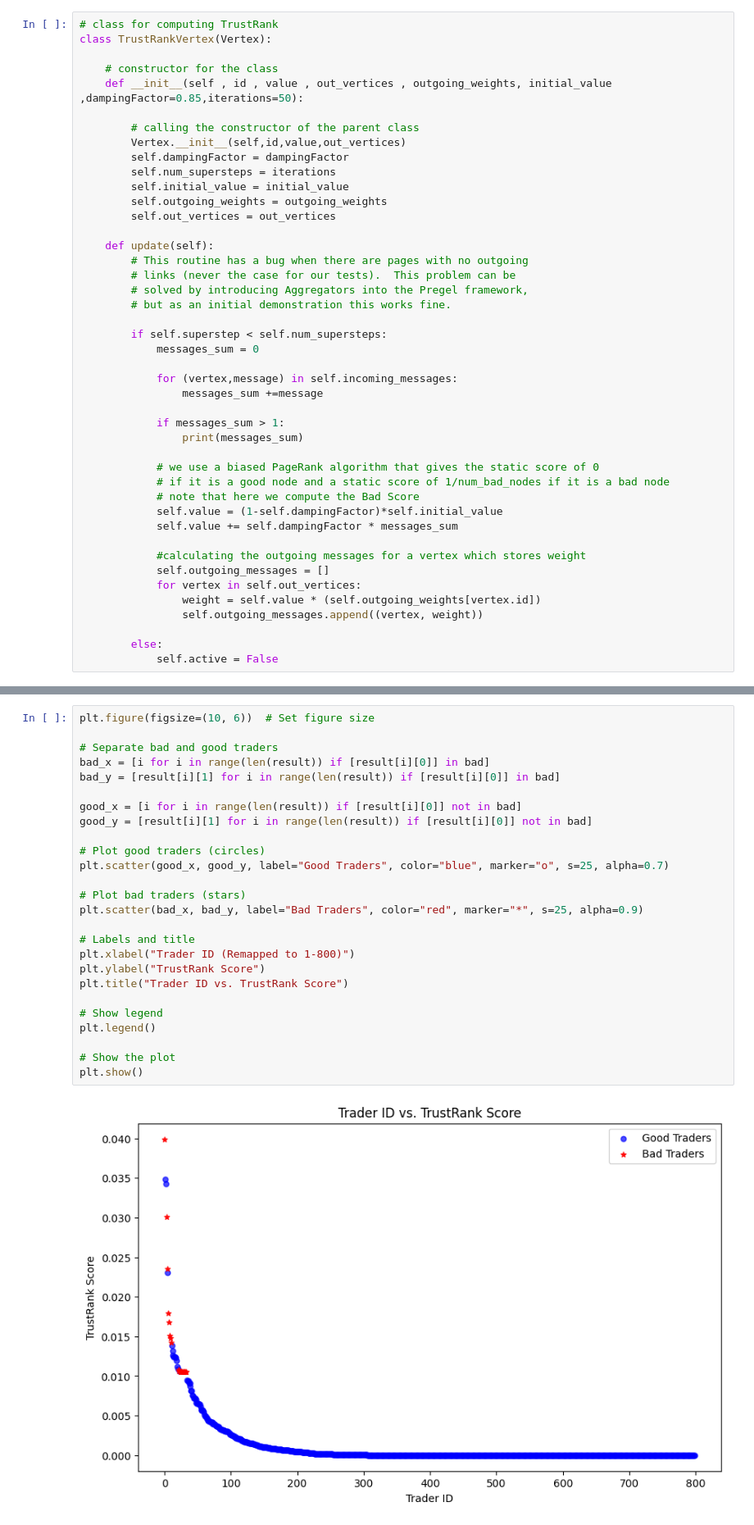
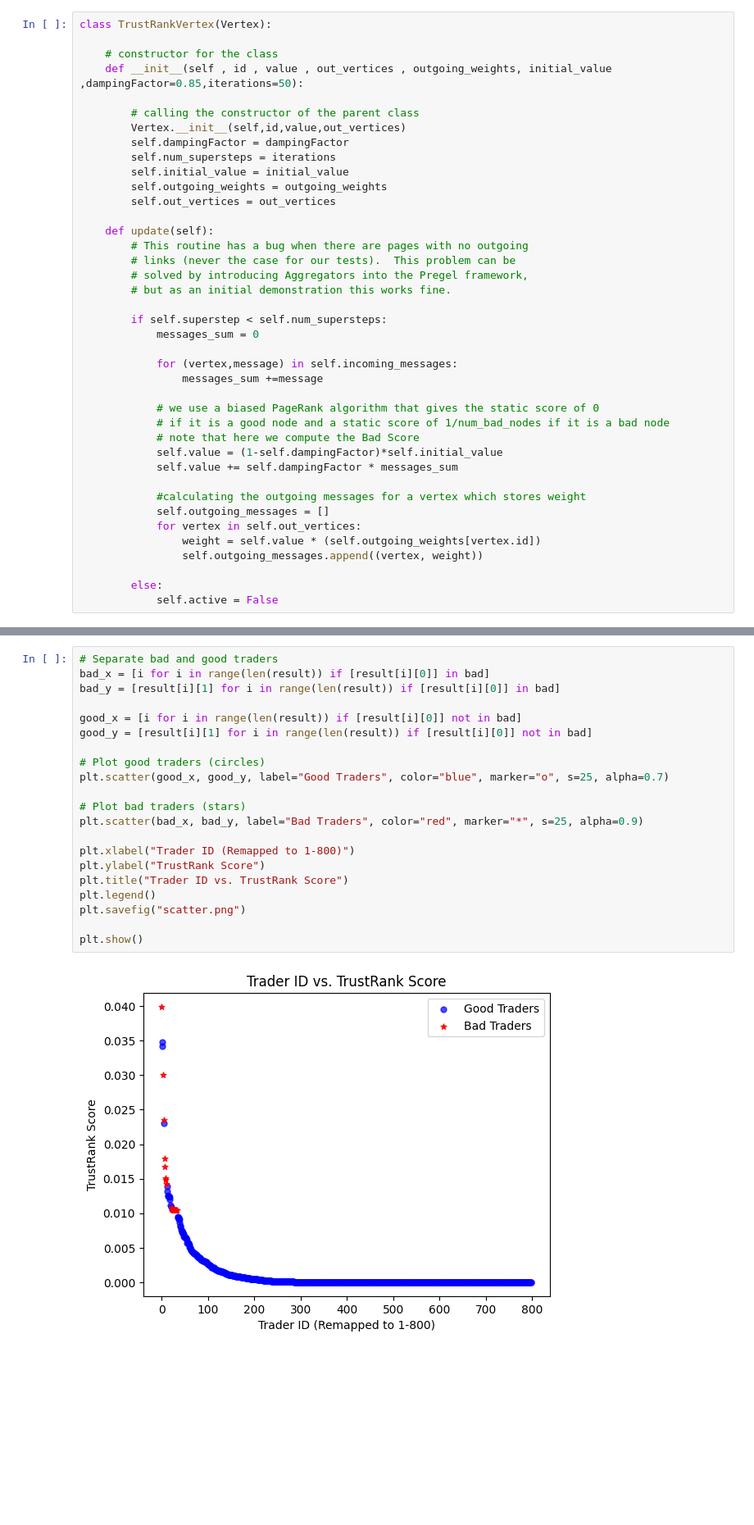
Before and after one commit to Priyanshu327Goyal/Fraud_Analytics, a Jupyter notebook: Assignment 1/Assignment1.ipynb, the cells around one changed output, grey strips where cells are left out. Shown at 82% size. Saved outputs shown, nothing was run; the diff lists cells and outputs as text; blank space fills up the shorter version.

```diff
--- a/Assignment 1/Assignment1.ipynb
+++ b/Assignment 1/Assignment1.ipynb
@@ -90,5 +95,4 @@ for trader in all_traders:
 # %%
-# class for computing TrustRank
 class TrustRankVertex(Vertex):
 
     # constructor for the class
@@ -114,9 +118,6 @@ class TrustRankVertex(Vertex):
             for (vertex,message) in self.incoming_messages:
                 messages_sum +=message
 
-            if messages_sum > 1:
-                print(messages_sum)
-
             # we use a biased PageRank algorithm that gives the static score of 0
             # if it is a good node and a static score of 1/num_bad_nodes if it is a bad node
             # note that here we compute the Bad Score
@@ -207,30 +216,25 @@ plt.show()
 # %% [output]
 [figure]
 # %%
-plt.figure(figsize=(10, 6))  # Set figure size
-
 # Separate bad and good traders
 bad_x = [i for i in range(len(result)) if [result[i][0]] in bad]
 bad_y = [result[i][1] for i in range(len(result)) if [result[i][0]] in bad]
 
 good_x = [i for i in range(len(result)) if [result[i][0]] not in bad]
 good_y = [result[i][1] for i in range(len(result)) if [result[i][0]] not in bad]
 
 # Plot good traders (circles)
 plt.scatter(good_x, good_y, label="Good Traders", color="blue", marker="o", s=25, alpha=0.7)
 
 # Plot bad traders (stars)
 plt.scatter(bad_x, bad_y, label="Bad Traders", color="red", marker="*", s=25, alpha=0.9)
 
-# Labels and title
 plt.xlabel("Trader ID (Remapped to 1-800)")
 plt.ylabel("TrustRank Score")
 plt.title("Trader ID vs. TrustRank Score")
+plt.legend()
+plt.savefig("scatter.png")
 
-# Show legend
-plt.legend()
-
-# Show the plot
 plt.show()
 # %% [output]
-[figure, old version]
+[figure, new version]
```
Also changed, not shown: parts of 16 cells of this notebook, 3 other files.
